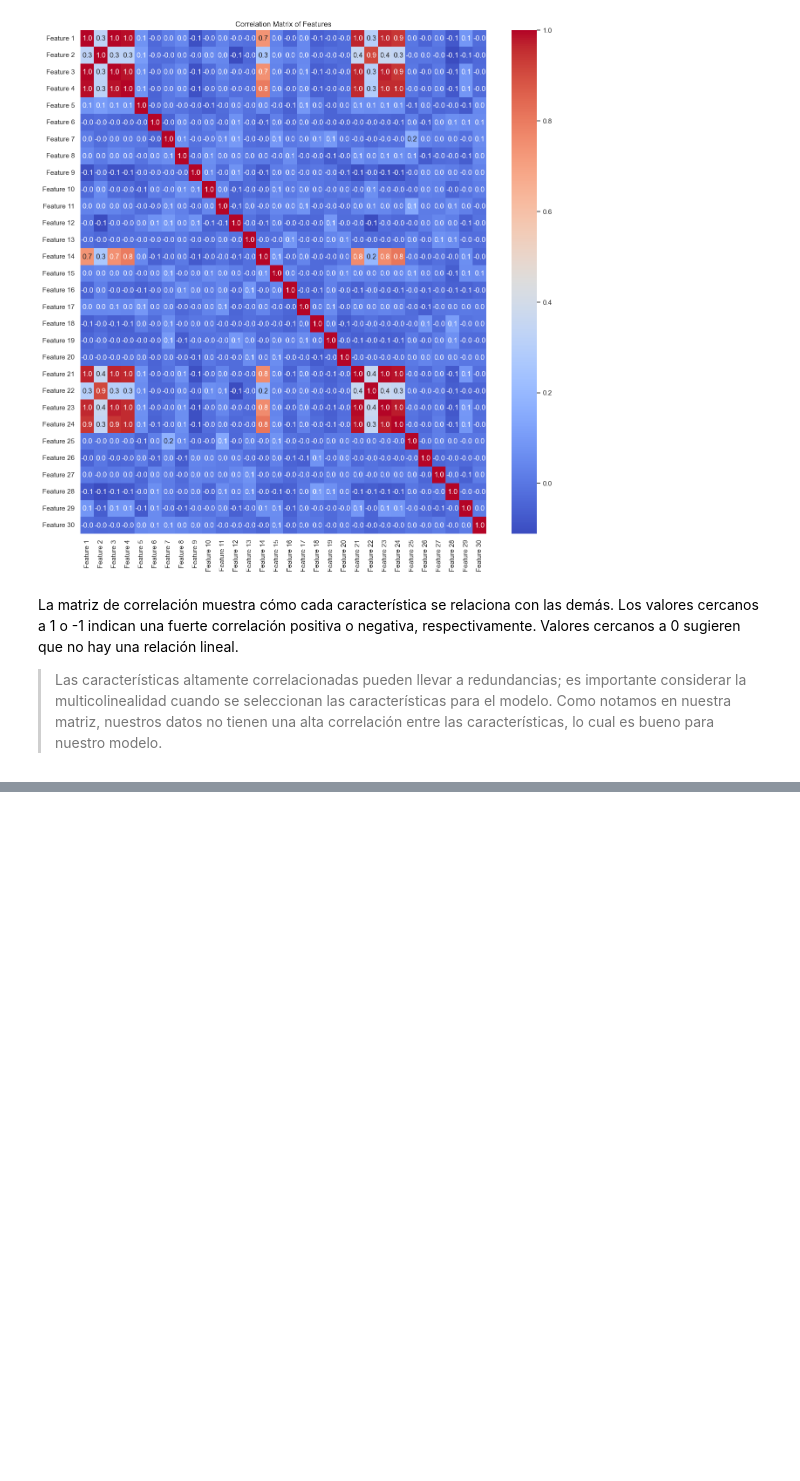
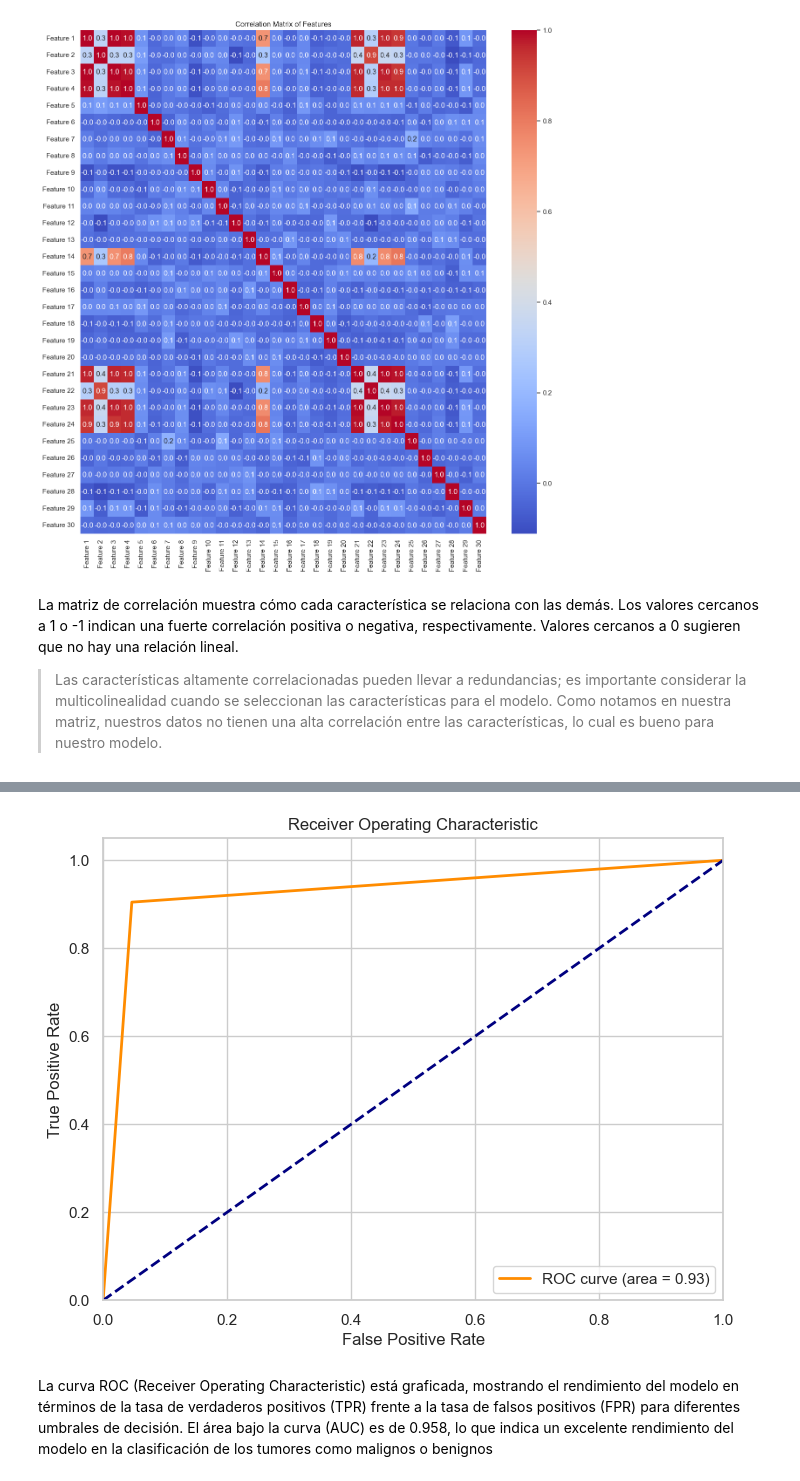
Before and after one commit to IsaacVera10/ML_Project3, a Jupyter notebook: main.ipynb, the cells around one changed output, grey strips where cells are left out. Saved outputs shown, nothing was run; the diff lists cells and outputs as text; code cells hidden in the pictures; blank space fills up the shorter version.

```diff
--- a/main.ipynb
+++ b/main.ipynb
@@ -136,0 +334,16 @@ def relu(x):
+# %%
+# Graficar la curva ROC
+plt.figure(figsize=(8, 6))
+plt.plot(fpr, tpr, color='darkorange', lw=2, label='ROC curve (area = %0.2f)' % roc_auc)
+plt.plot([0, 1], [0, 1], color='navy', lw=2, linestyle='--')
+plt.xlim([0.0, 1.0])
+plt.ylim([0.0, 1.05])
+plt.xlabel('False Positive Rate')
+plt.ylabel('True Positive Rate')
+plt.title('Receiver Operating Characteristic')
+plt.legend(loc="lower right")
+plt.show()
+# %% [output]
+[figure, added]
+# %% [markdown]
+La curva ROC (Receiver Operating Characteristic) está graficada, mostrando el rendimiento del modelo en términos de la tasa de verdaderos positivos (TPR) frente a la tasa de falsos positivos (FPR) para diferentes umbrales de decisión. El área bajo la curva (AUC) es de 0.958, lo que indica un excelente rendimiento del modelo en la clasificación de los tumores como malignos o benignos
```
Also changed, not shown: parts of 16 cells of this notebook.
